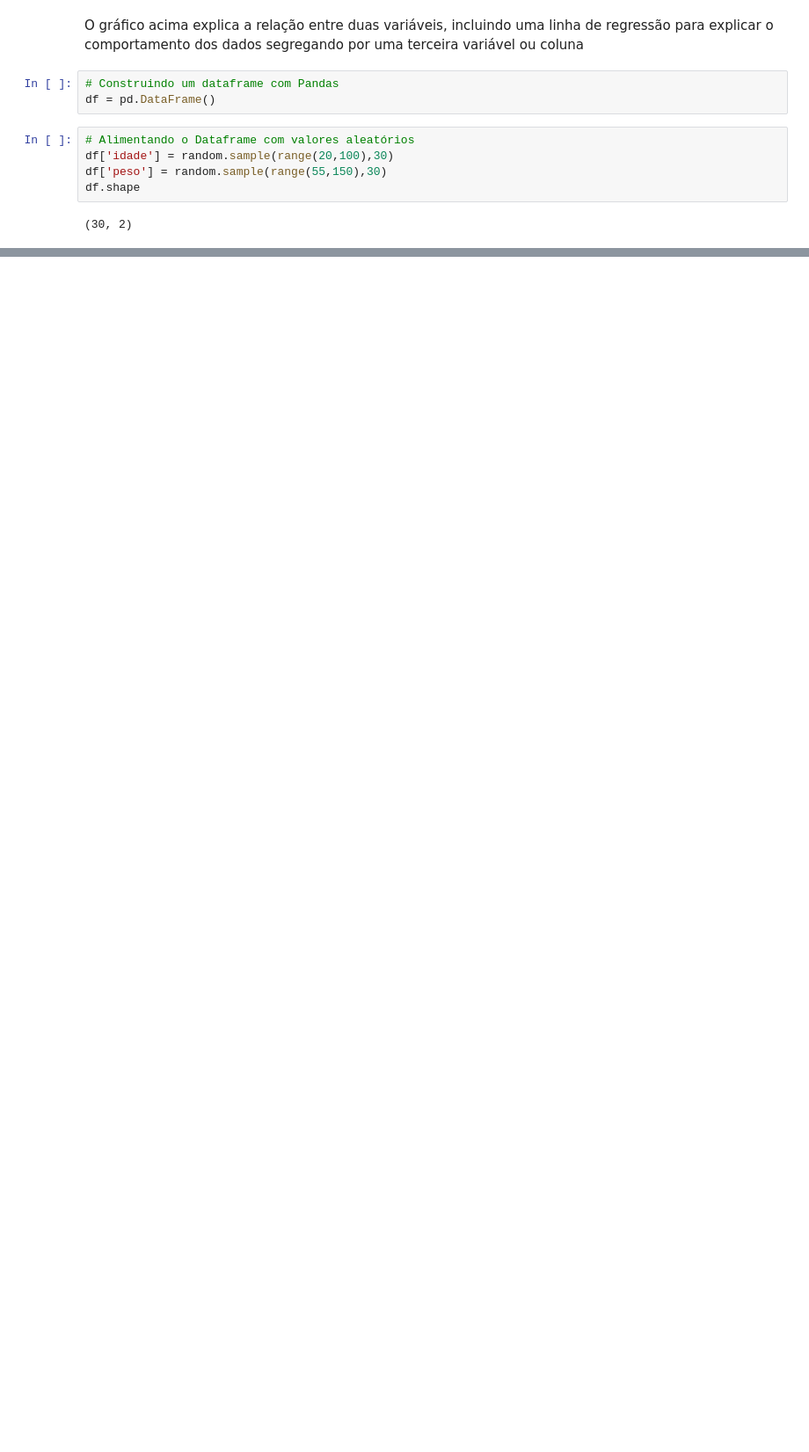
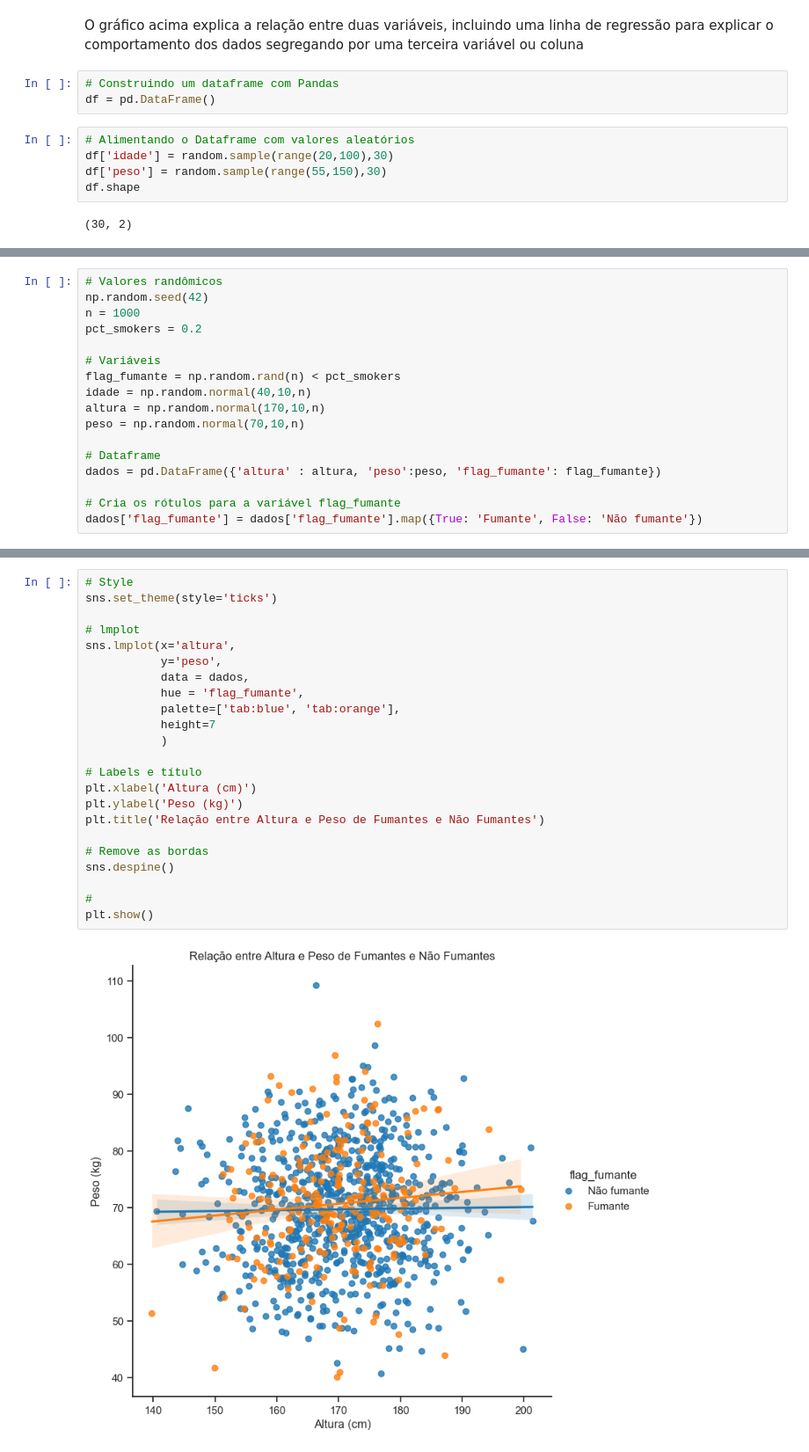
Before and after one commit to 1998-sys/Estudo, a Jupyter notebook: matplotlib.ipynb, the cells around one changed output, grey strips where cells are left out. Shown: that part at 88% size. Saved outputs shown, nothing was run; the diff lists cells and outputs as text; blank space fills up the shorter version.

```diff
--- a/matplotlib.ipynb
+++ b/matplotlib.ipynb
@@ -448,0 +449,17 @@ sns.clustermap(df)
+# %%
+# Valores randômicos
+np.random.seed(42)
+n = 1000
+pct_smokers = 0.2
+
+# Variáveis
+flag_fumante = np.random.rand(n) < pct_smokers
+idade = np.random.normal(40,10,n)
+altura = np.random.normal(170,10,n)
+peso = np.random.normal(70,10,n)
+
+# Dataframe
+dados = pd.DataFrame({'altura' : altura, 'peso':peso, 'flag_fumante': flag_fumante})
+
+# Cria os rótulos para a variável flag_fumante
+dados['flag_fumante'] = dados['flag_fumante'].map({True: 'Fumante', False: 'Não fumante'})
@@ -448,0 +479,25 @@ sns.clustermap(df)
+# %%
+# Style
+sns.set_theme(style='ticks')
+
+# lmplot
+sns.lmplot(x='altura',
+           y='peso',
+           data = dados,
+           hue = 'flag_fumante',
+           palette=['tab:blue', 'tab:orange'],
+           height=7
+           )
+
+# Labels e título
+plt.xlabel('Altura (cm)')
+plt.ylabel('Peso (kg)')
+plt.title('Relação entre Altura e Peso de Fumantes e Não Fumantes')
+
+# Remove as bordas
+sns.despine()
+
+#
+plt.show()
+# %% [output]
+[figure, added]
```
Also changed, not shown: parts of 13 cells of this notebook.
